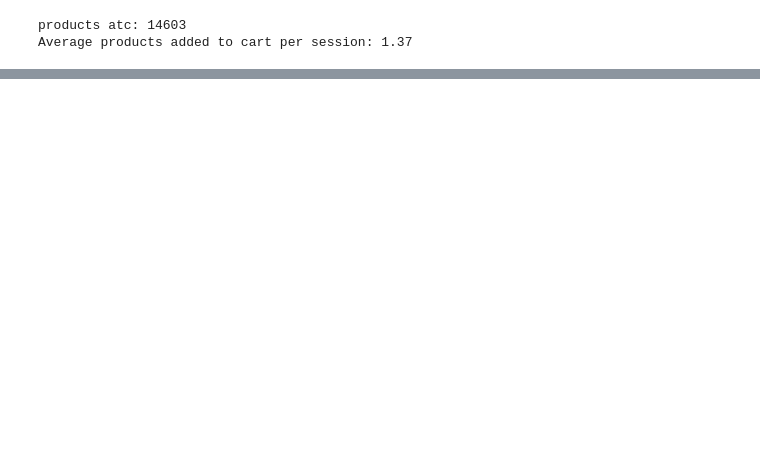
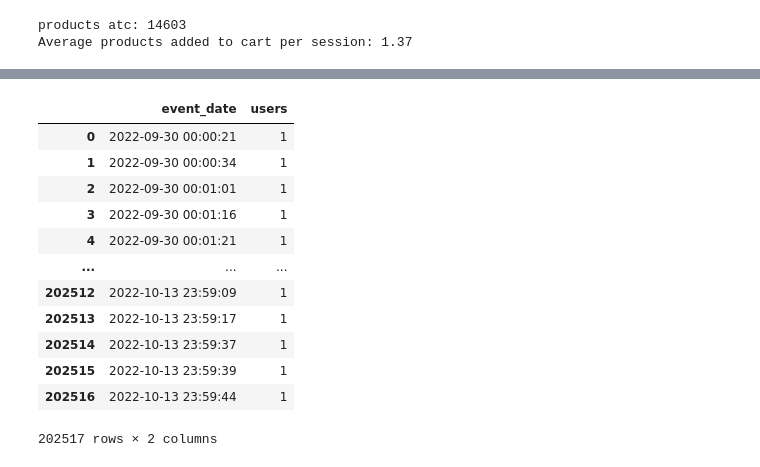
Before and after one commit to jvanalytics/ecommerce_dashboard_streamlit, a Jupyter notebook: notebook.ipynb, the cells around one changed output, grey strips where cells are left out. Saved outputs shown, nothing was run; the diff lists cells and outputs as text; code cells hidden in the pictures; blank space fills up the shorter version.

```diff
--- a/notebook.ipynb
+++ b/notebook.ipynb
@@ -372,0 +484,40 @@ Average products added to cart per session: 1.37
+# %%
+query = """
+WITH first_sessions AS (
+    SELECT user, MIN(session) AS first_session
+    FROM sql_df
+    GROUP BY user
+),
+first_session_events AS (
+    SELECT sql_df.*
+    FROM sql_df
+    JOIN first_sessions
+    ON sql_df.user = first_sessions.user
+    AND sql_df.session = first_sessions.first_session
+)
+
+SELECT
+event_date,
+COUNT(DISTINCT user) AS users
+FROM first_session_events
+WHERE page_type = 'product_page'
+GROUP BY event_date
+"""
+
+# Run SQL query on DataFrame
+result = ps.sqldf(query, locals())
+result
+# %% [output]
+|  | event_date | users |
+| 0 | 2022-09-30 00:00:21 | 1 |
+| 1 | 2022-09-30 00:00:34 | 1 |
+| 2 | 2022-09-30 00:01:01 | 1 |
+| 3 | 2022-09-30 00:01:16 | 1 |
+| 4 | 2022-09-30 00:01:21 | 1 |
+| ... | ... | ... |
+| 202512 | 2022-10-13 23:59:09 | 1 |
+| 202513 | 2022-10-13 23:59:17 | 1 |
+| 202514 | 2022-10-13 23:59:37 | 1 |
+| 202515 | 2022-10-13 23:59:39 | 1 |
+| 202516 | 2022-10-13 23:59:44 | 1 |
+202517 rows × 2 columns
```
Also changed, not shown: parts of 15 cells of this notebook, 1 other file.
